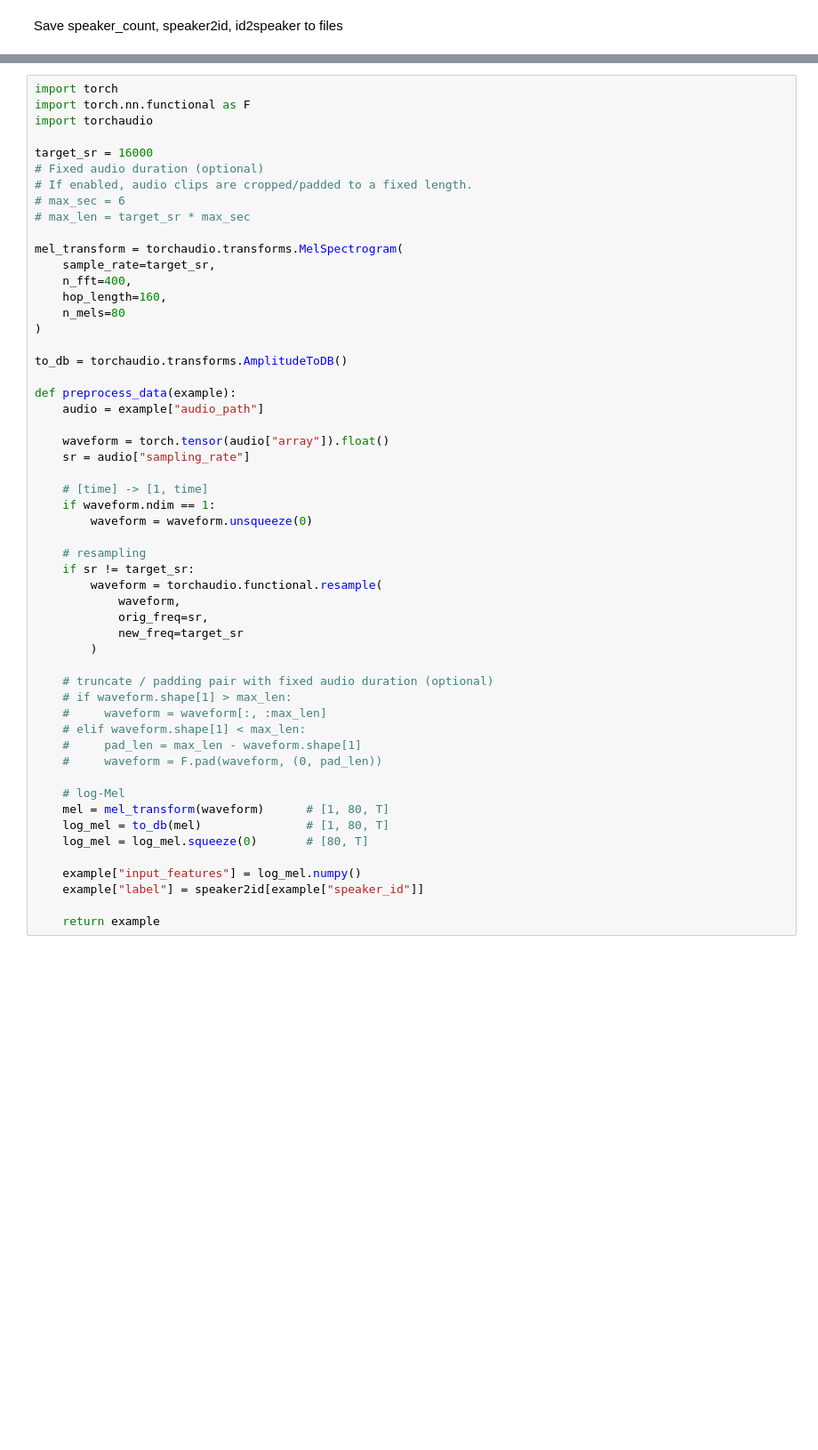
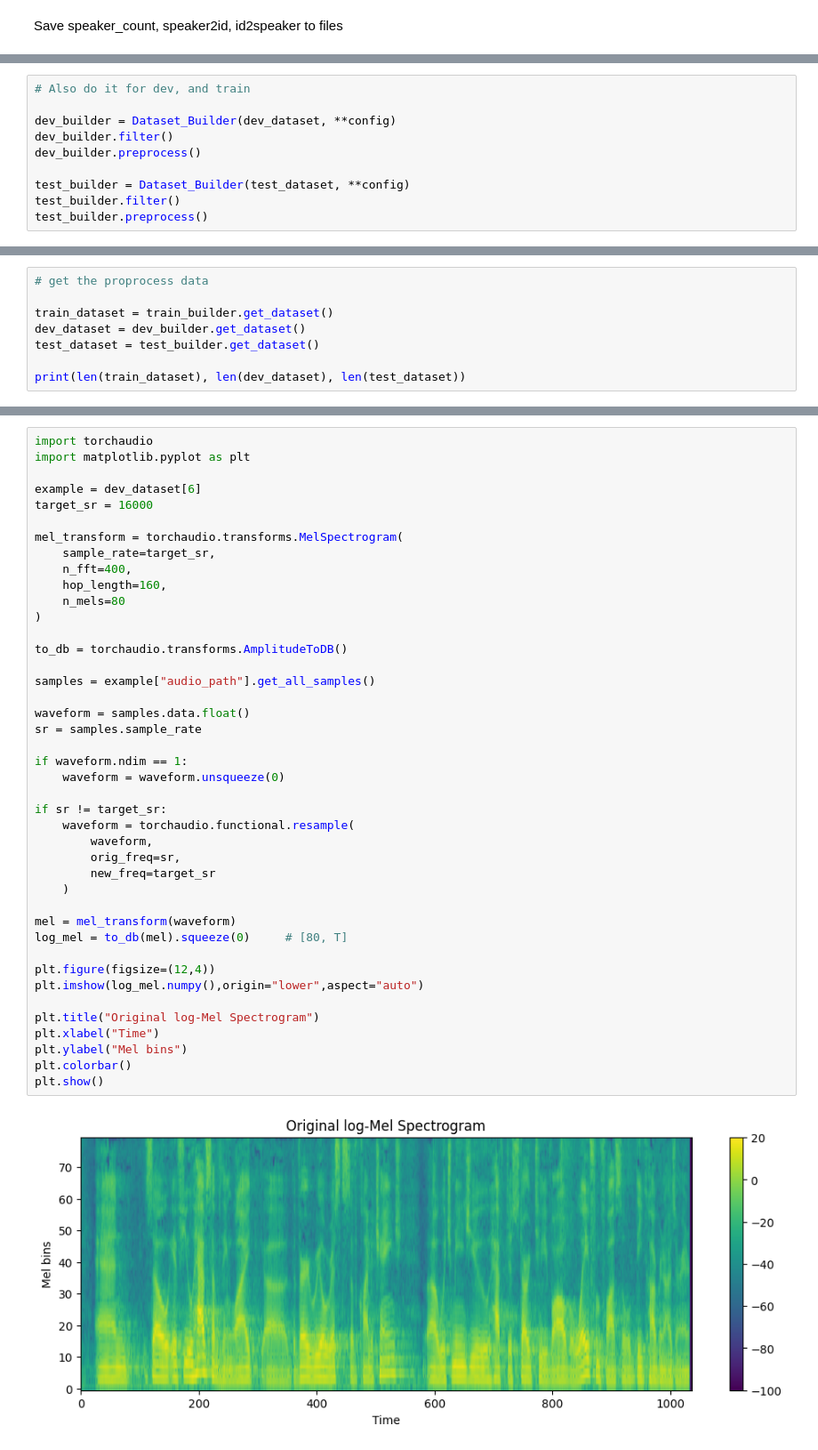
Before and after one commit to Yi-Shan-lin/Speaker-Recognition-using-ResNet-Embeddings, a Jupyter notebook: Speaker__Recognition_Data.ipynb, the cells around one changed output, grey strips where cells are left out. Shown at 89% size. Saved outputs shown, nothing was run; the diff lists cells and outputs as text; blank space fills up the shorter version.

```diff
--- a/Speaker__Recognition_Data.ipynb
+++ b/Speaker__Recognition_Data.ipynb
@@ -169,0 +283,10 @@ Preprocess data change sample rate to 16k and transfer to log mel spectrogram sa
+# %%
+# Also do it for dev, and train
+
+dev_builder = Dataset_Builder(dev_dataset, **config)
+dev_builder.filter()
+dev_builder.preprocess()
+
+test_builder = Dataset_Builder(test_dataset, **config)
+test_builder.filter()
+test_builder.preprocess()
@@ -169,0 +296,8 @@ Preprocess data change sample rate to 16k and transfer to log mel spectrogram sa
+# %%
+# get the proprocess data
+
+train_dataset = train_builder.get_dataset()
+dev_dataset = dev_builder.get_dataset()
+test_dataset = test_builder.get_dataset()
+
+print(len(train_dataset), len(dev_dataset), len(test_dataset))
@@ -170,54 +308,44 @@ Preprocess data change sample rate to 16k and transfer to log mel spectrogram sa
 # %%
-import torch
-import torch.nn.functional as F
 import torchaudio
+import matplotlib.pyplot as plt
 
+example = dev_dataset[6]
 target_sr = 16000
-# Fixed audio duration (optional)
-# If enabled, audio clips are cropped/padded to a fixed length.
-# max_sec = 6
-# max_len = target_sr * max_sec
 
 mel_transform = torchaudio.transforms.MelSpectrogram(
     sample_rate=target_sr,
     n_fft=400,
     hop_length=160,
     n_mels=80
 )
 
 to_db = torchaudio.transforms.AmplitudeToDB()
 
-def preprocess_data(example):
-    audio = example["audio_path"]
+samples = example["audio_path"].get_all_samples()
 
-    waveform = torch.tensor(audio["array"]).float()
-    sr = audio["sampling_rate"]
+waveform = samples.data.float()
+sr = samples.sample_rate
 
-    # [time] -> [1, time]
-    if waveform.ndim == 1:
-        waveform = waveform.unsqueeze(0)
+if waveform.ndim == 1:
+    waveform = waveform.unsqueeze(0)
 
-    # resampling
-    if sr != target_sr:
-        waveform = torchaudio.functional.resample(
-            waveform,
-            orig_freq=sr,
-            new_freq=target_sr
-        )
+if sr != target_sr:
+    waveform = torchaudio.functional.resample(
+        waveform,
+        orig_freq=sr,
+        new_freq=target_sr
+    )
 
-    # truncate / padding pair with fixed audio duration (optional)
-    # if waveform.shape[1] > max_len:
-    #     waveform = waveform[:, :max_len]
-    # elif waveform.shape[1] < max_len:
-    #     pad_len = max_len - waveform.shape[1]
-    #     waveform = F.pad(waveform, (0, pad_len))
+mel = mel_transform(waveform)
+log_mel = to_db(mel).squeeze(0)     # [80, T]
 
-    # log-Mel
-    mel = mel_transform(waveform)      # [1, 80, T]
-    log_mel = to_db(mel)               # [1, 80, T]
-    log_mel = log_mel.squeeze(0)       # [80, T]
+plt.figure(figsize=(12,4))
+plt.imshow(log_mel.numpy(),origin="lower",aspect="auto")
 
-    example["input_features"] = log_mel.numpy()
-    example["label"] = speaker2id[example["speaker_id"]]
-
-    return example
+plt.title("Original log-Mel Spectrogram")
+plt.xlabel("Time")
+plt.ylabel("Mel bins")
+plt.colorbar()
+plt.show()
+# %% [output]
+[figure, added]
```
Also changed, not shown: parts of 38 cells of this notebook.
